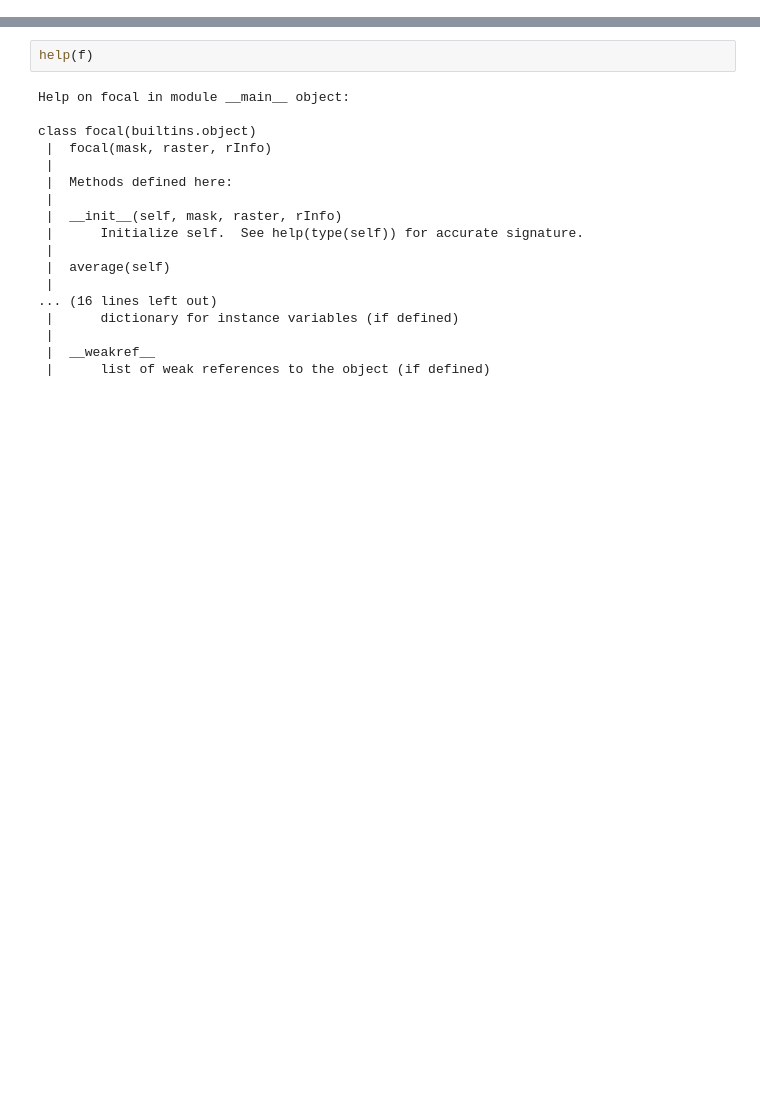
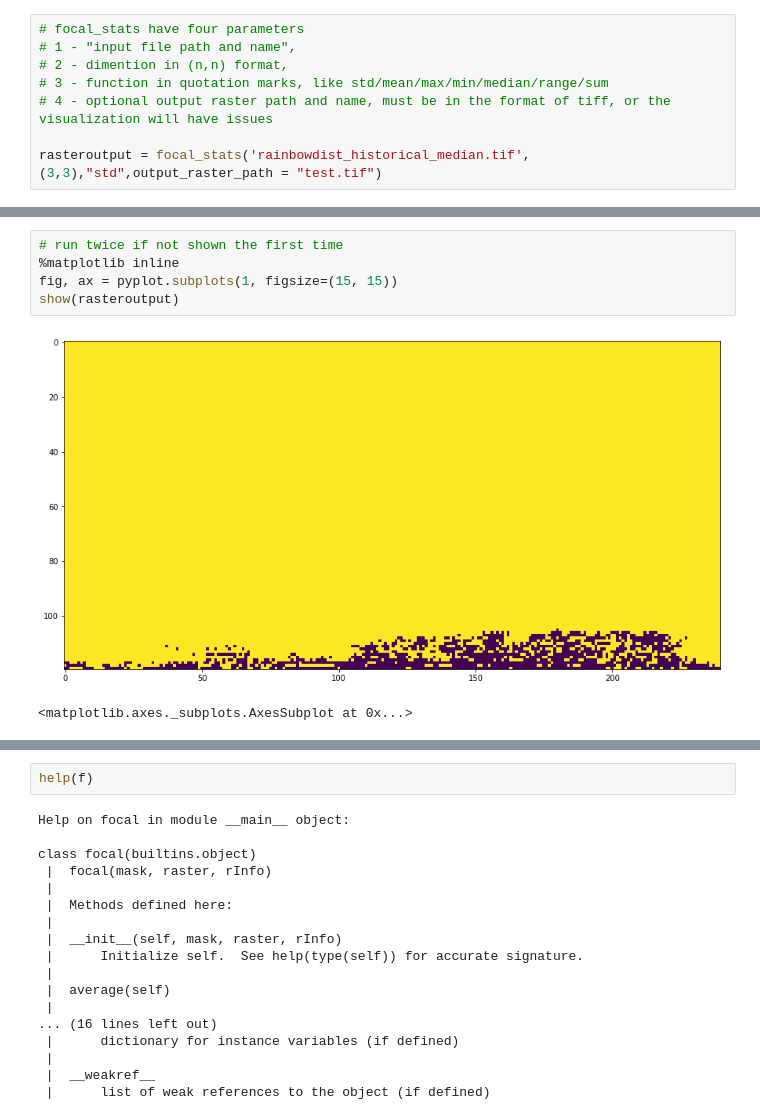
Before and after one commit to jinwenxu/focal_statistics, a Jupyter notebook: Focal_stats.ipynb, the cells around one changed output, grey strips where cells are left out. Cells and saved outputs as stored; diff of their text form; blank space fills up the shorter version.

```diff
--- a/Focal_stats.ipynb
+++ b/Focal_stats.ipynb
@@ -704,0 +464,8 @@ array([[1., 1., 1., 1., 1., 1., 1.],
+# %%
+# focal_stats have four parameters
+# 1 - "input file path and name",
+# 2 - dimention in (n,n) format,
+# 3 - function in quotation marks, like std/mean/max/min/median/range/sum
+# 4 - optional output raster path and name, must be in the format of tiff, or the visualization will have issues
+
+rasteroutput = focal_stats('rainbowdist_historical_median.tif',(3,3),"std",output_raster_path = "test.tif")
@@ -704,0 +506,8 @@ array([[1., 1., 1., 1., 1., 1., 1.],
+# %%
+# run twice if not shown the first time
+%matplotlib inline
+fig, ax = pyplot.subplots(1, figsize=(15, 15))
+show(rasteroutput)
+# %% [output]
+[figure, added]
+<matplotlib.axes._subplots.AxesSubplot at 0x...>
```
Also changed, not shown: parts of 43 cells of this notebook, 10 other files.
